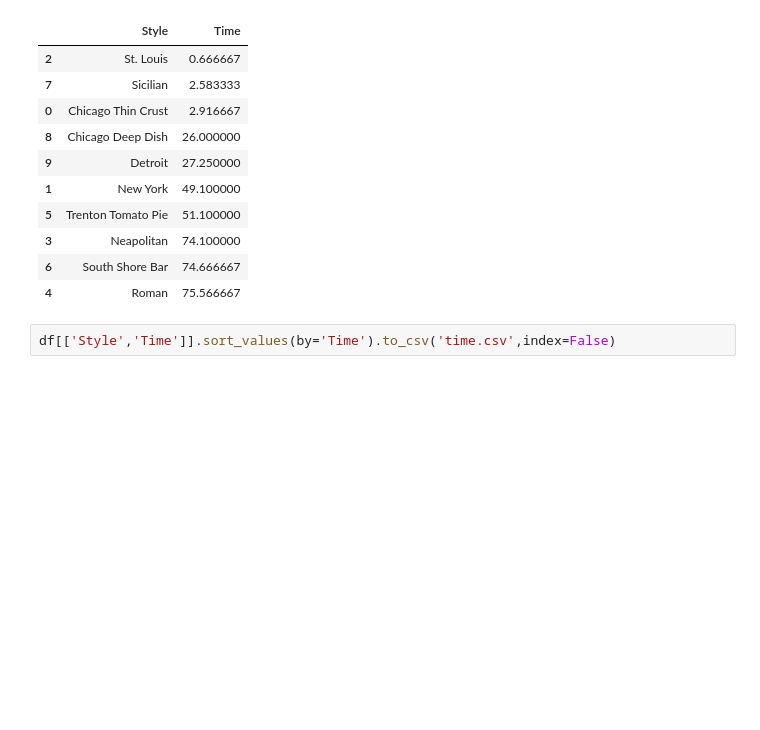
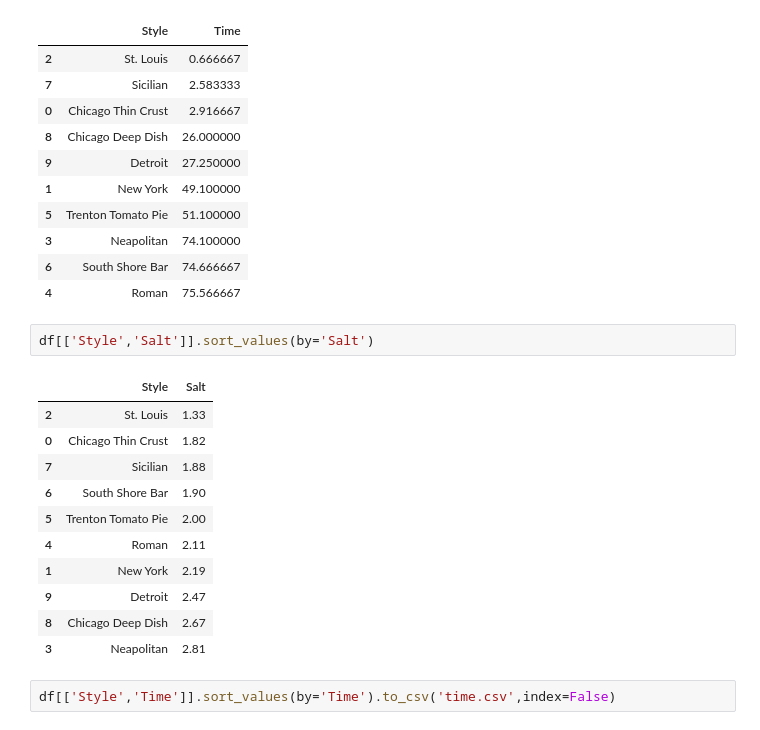
Before and after one commit to mjdanbury/PIZZA-PIZZA, a Jupyter notebook: data/wrangling.ipynb, the cells around one changed output. Cells and saved outputs as stored; diff of their text form; blank space fills up the shorter version.

```diff
--- a/data/wrangling.ipynb
+++ b/data/wrangling.ipynb
@@ -62,6 +62,20 @@ df[['Style','Time']].sort_values(by='Time')
 | 3 | Neapolitan | 74.100000 |
 | 6 | South Shore Bar | 74.666667 |
 | 4 | Roman | 75.566667 |
+# %%
+df[['Style','Salt']].sort_values(by='Salt')
+# %% [output]
+|  | Style | Salt |
+| 2 | St. Louis | 1.33 |
+| 0 | Chicago Thin Crust | 1.82 |
+| 7 | Sicilian | 1.88 |
+| 6 | South Shore Bar | 1.90 |
+| 5 | Trenton Tomato Pie | 2.00 |
+| 4 | Roman | 2.11 |
+| 1 | New York | 2.19 |
+| 9 | Detroit | 2.47 |
+| 8 | Chicago Deep Dish | 2.67 |
+| 3 | Neapolitan | 2.81 |
 # %%
 df[['Style','Time']].sort_values(by='Time').to_csv('time.csv',index=False)
 # %%
```
Also changed, not shown: 1 other file.
